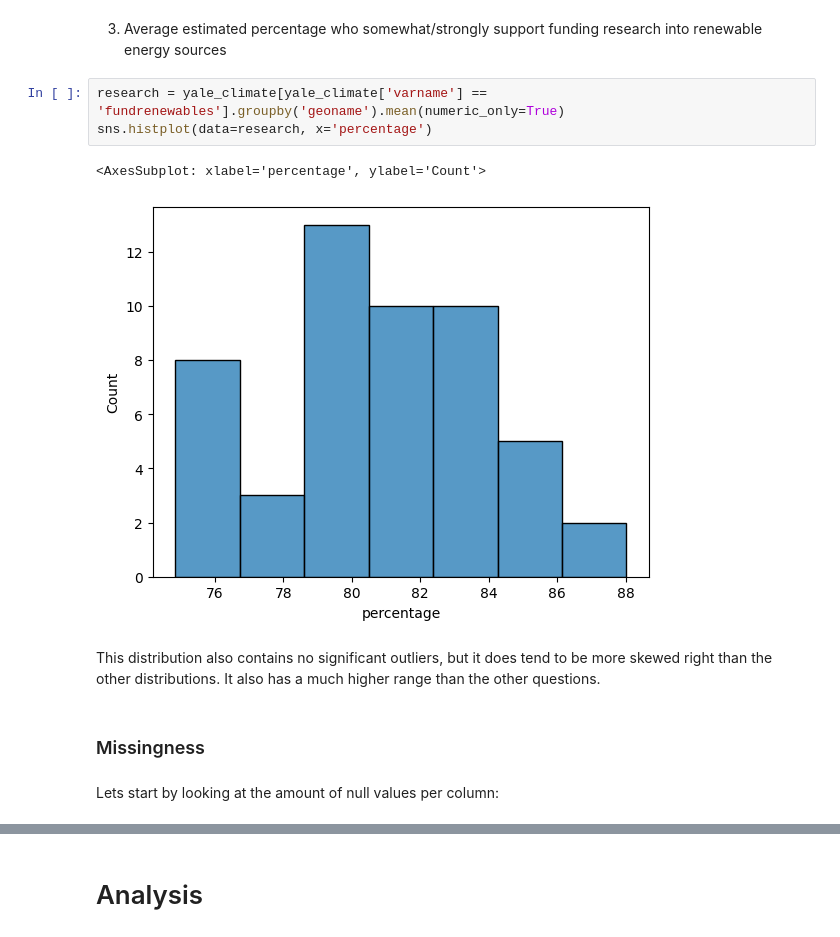
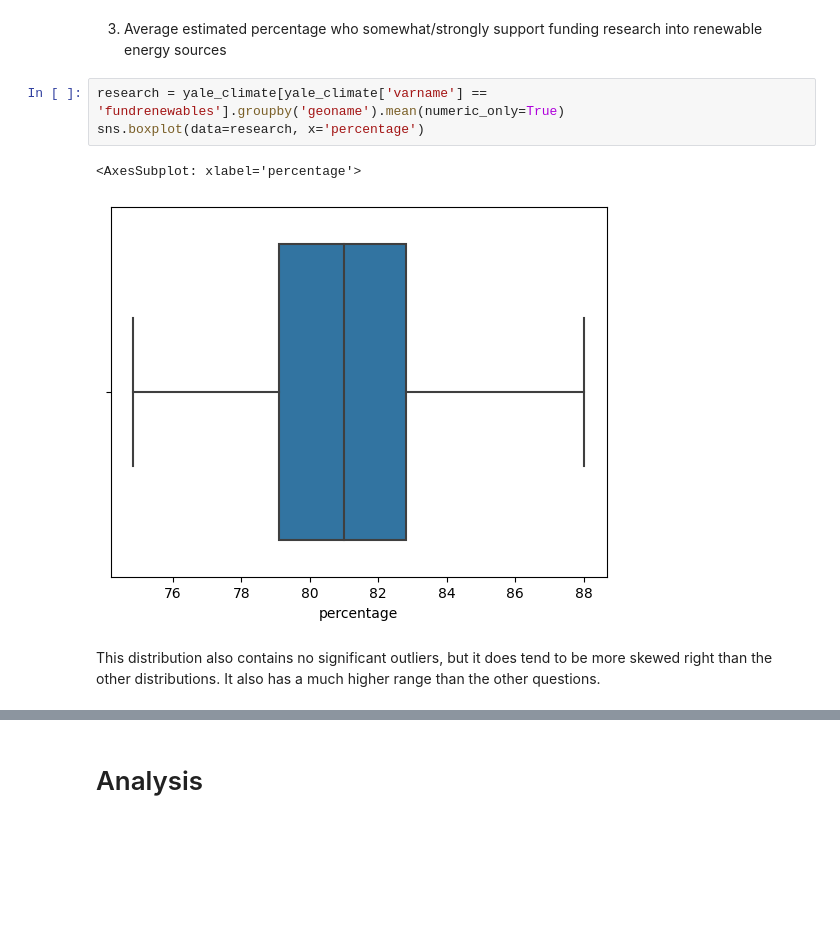
Before and after one commit to ncolebank12/math189-proj, a Jupyter notebook: project.ipynb, the cells around one changed output, grey strips where cells are left out. Saved outputs shown, nothing was run; the diff lists cells and outputs as text; blank space fills up the shorter version.

```diff
--- a/project.ipynb
+++ b/project.ipynb
@@ -377,13 +416,9 @@ Although this distribution is slightly different, it still follows a roughly nor
 3. Average estimated percentage who somewhat/strongly support funding research into renewable energy sources
 # %%
 research = yale_climate[yale_climate['varname'] == 'fundrenewables'].groupby('geoname').mean(numeric_only=True)
-sns.histplot(data=research, x='percentage')
+sns.boxplot(data=research, x='percentage')
 # %% [output]
-<AxesSubplot: xlabel='percentage', ylabel='Count'>
+<AxesSubplot: xlabel='percentage'>
-[figure, old version]
+[figure, new version]
 # %% [markdown]
 This distribution also contains no significant outliers, but it does tend to be more skewed right than the other distributions. It also has a much higher range than the other questions.
-# %% [markdown]
-### Missingness
-# %% [markdown]
-Lets start by looking at the amount of null values per column:
```
Also changed, not shown: parts of 30 cells of this notebook.
